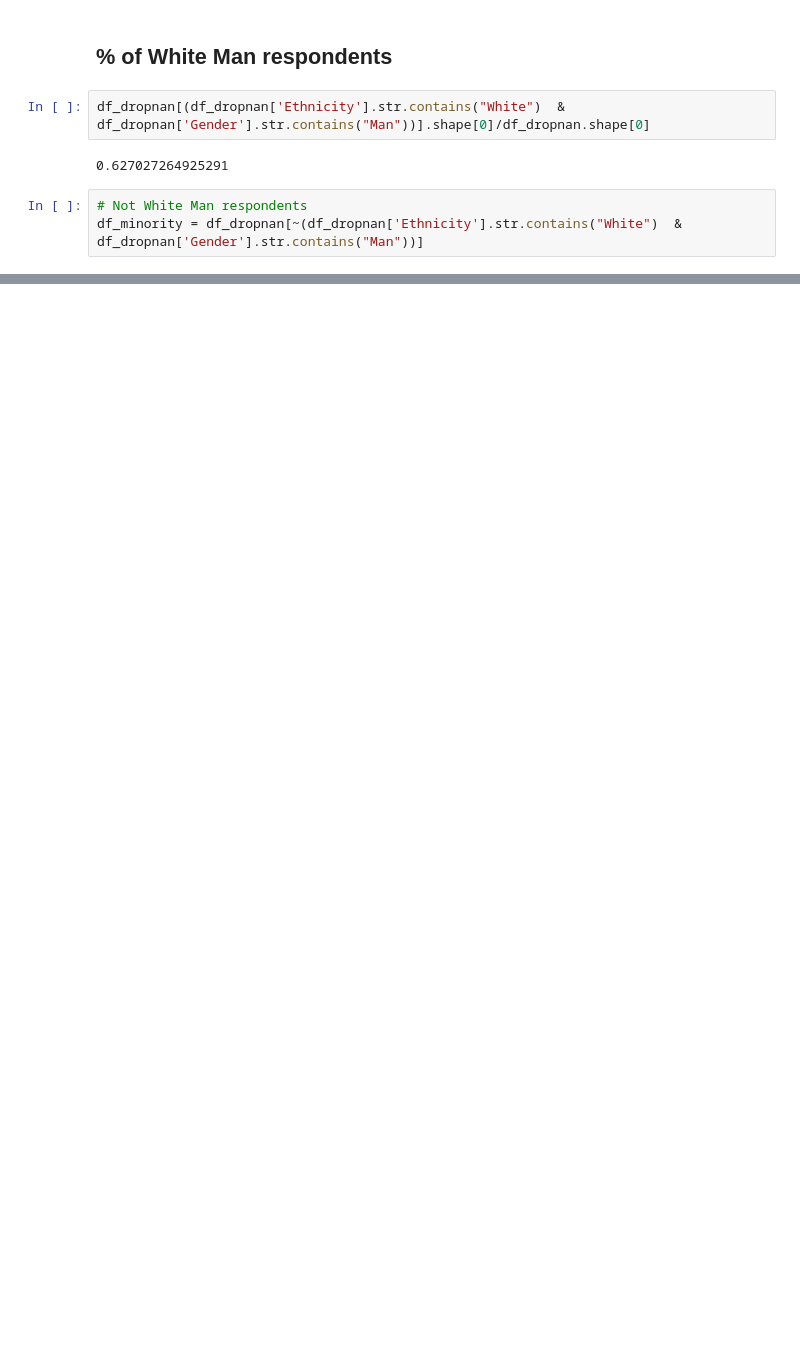
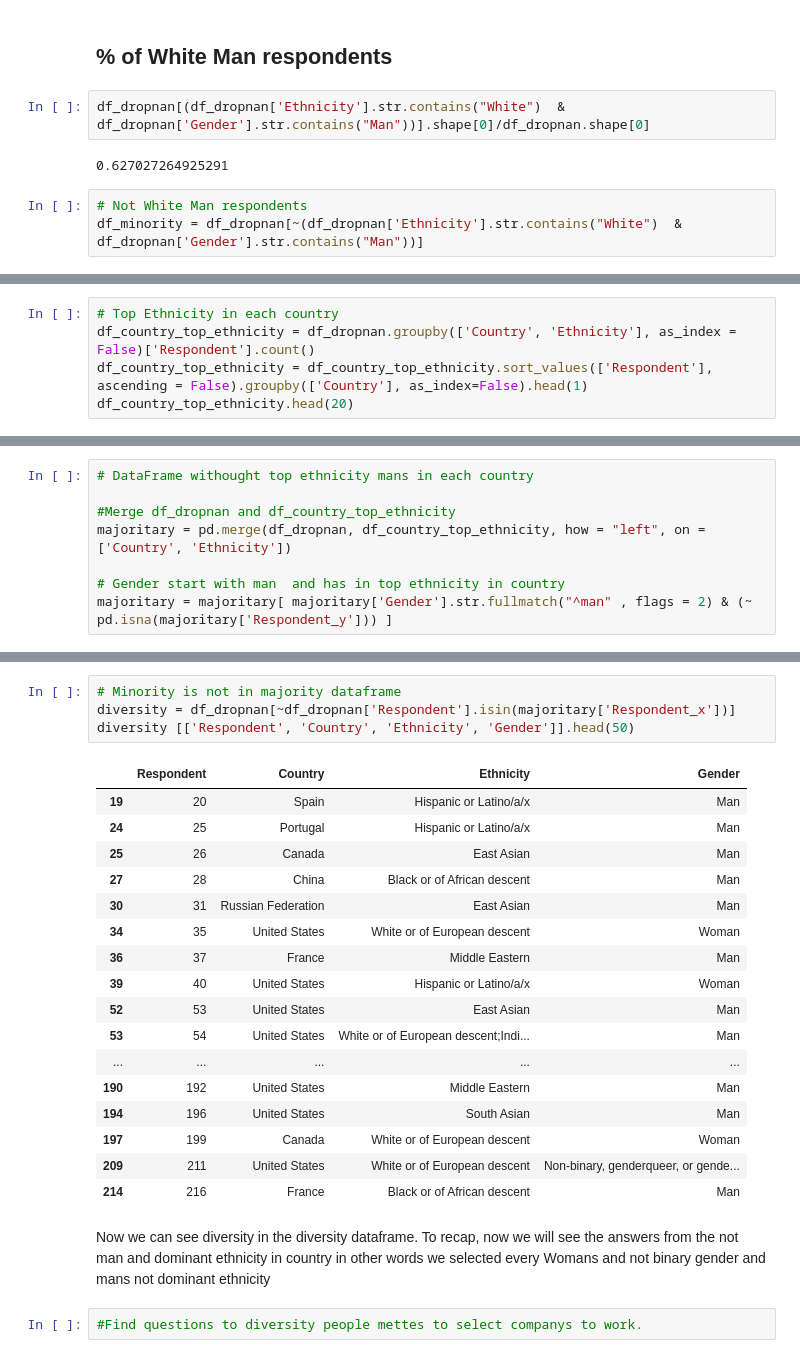
Before and after one commit to sobrinhodasilva/StackOverFlowAnswersMinorities, a Jupyter notebook: StackOverflowMinoritiesAnswers.ipynb, the cells around one changed output, grey strips where cells are left out. Cells and saved outputs as stored; diff of their text form; blank space fills up the shorter version.

Commit message:
pick out the minority/diversity group from data set

```diff
--- a/StackOverflowMinoritiesAnswers.ipynb
+++ b/StackOverflowMinoritiesAnswers.ipynb
@@ -119,0 +133,5 @@ Name: Respondent, dtype: int64
+# %%
+# Top Ethnicity in each country
+df_country_top_ethnicity = df_dropnan.groupby(['Country', 'Ethnicity'], as_index = False)['Respondent'].count()
+df_country_top_ethnicity = df_country_top_ethnicity.sort_values(['Respondent'], ascending = False).groupby(['Country'], as_index=False).head(1)
+df_country_top_ethnicity.head(20)
@@ -119,0 +184,8 @@ Name: Respondent, dtype: int64
+# %%
+# DataFrame withought top ethnicity mans in each country
+
+#Merge df_dropnan and df_country_top_ethnicity
+majoritary = pd.merge(df_dropnan, df_country_top_ethnicity, how = "left", on = ['Country', 'Ethnicity'])
+
+# Gender start with man  and has in top ethnicity in country
+majoritary = majoritary[ majoritary['Gender'].str.fullmatch("^man" , flags = 2) & (~ pd.isna(majoritary['Respondent_y'])) ]
@@ -119,0 +212,27 @@ Name: Respondent, dtype: int64
+# %%
+# Minority is not in majority dataframe
+diversity = df_dropnan[~df_dropnan['Respondent'].isin(majoritary['Respondent_x'])]
+diversity [['Respondent', 'Country', 'Ethnicity', 'Gender']].head(50)
+# %% [output]
+|  | Respondent | Country | Ethnicity | Gender |
+| 19 | 20 | Spain | Hispanic or Latino/a/x | Man |
+| 24 | 25 | Portugal | Hispanic or Latino/a/x | Man |
+| 25 | 26 | Canada | East Asian | Man |
+| 27 | 28 | China | Black or of African descent | Man |
+| 30 | 31 | Russian Federation | East Asian | Man |
+| 34 | 35 | United States | White or of European descent | Woman |
+| 36 | 37 | France | Middle Eastern | Man |
+| 39 | 40 | United States | Hispanic or Latino/a/x | Woman |
+| 52 | 53 | United States | East Asian | Man |
+| 53 | 54 | United States | White or of European descent;Indi... | Man |
+| ... | ... | ... | ... | ... |
+| 190 | 192 | United States | Middle Eastern | Man |
+| 194 | 196 | United States | South Asian | Man |
+| 197 | 199 | Canada | White or of European descent | Woman |
+| 209 | 211 | United States | White or of European descent | Non-binary, genderqueer, or gende... |
+| 214 | 216 | France | Black or of African descent | Man |
+# %% [markdown]
+Now we can see diversity in the diversity dataframe.
+To recap, now we will see the answers from the not man and dominant ethnicity in country in other words we selected every Womans and not binary gender and mans not dominant ethnicity
+# %%
+#Find questions to diversity people mettes to select companys to work.
```
Also changed, not shown: parts of 9 cells of this notebook.
